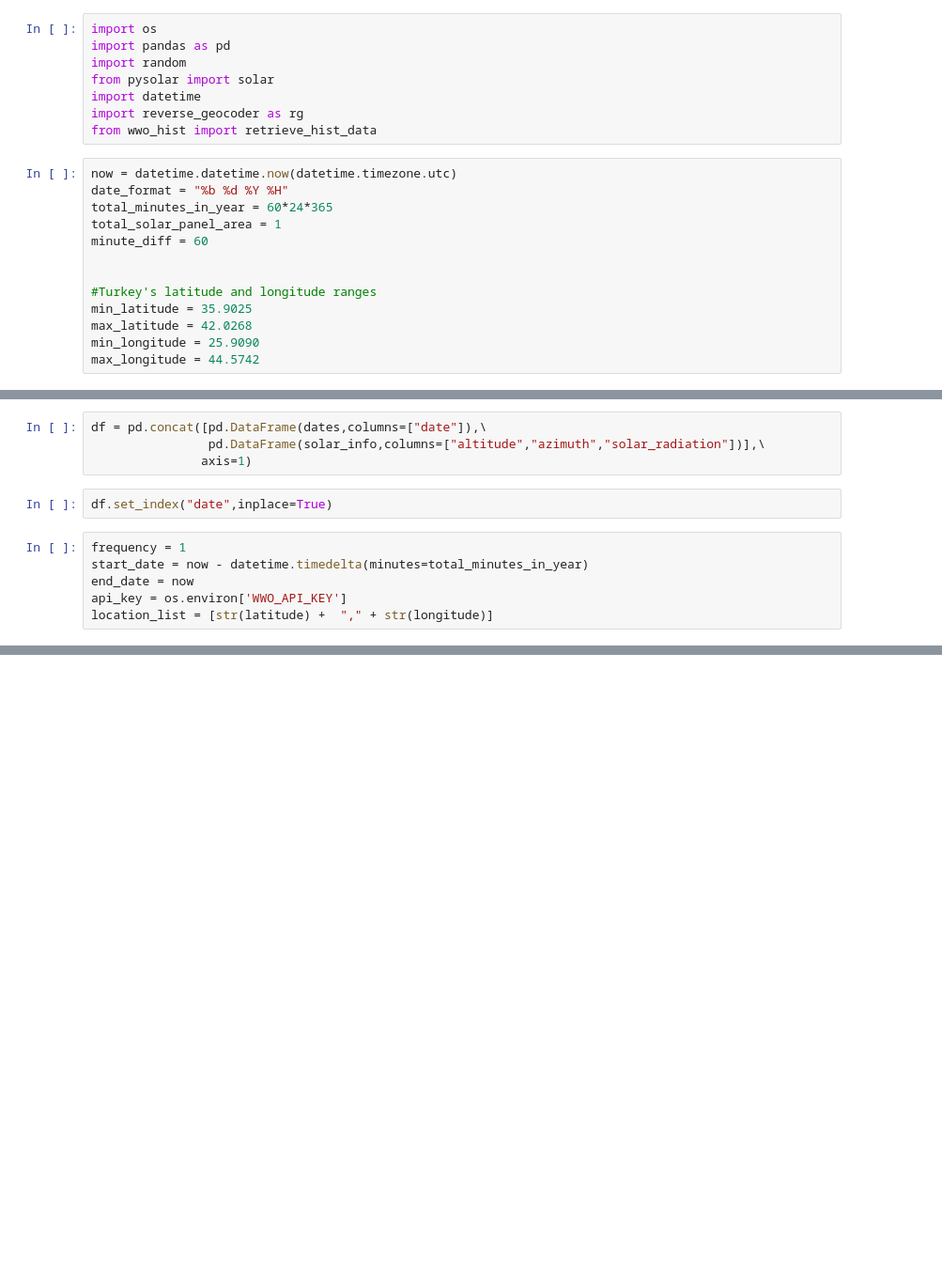
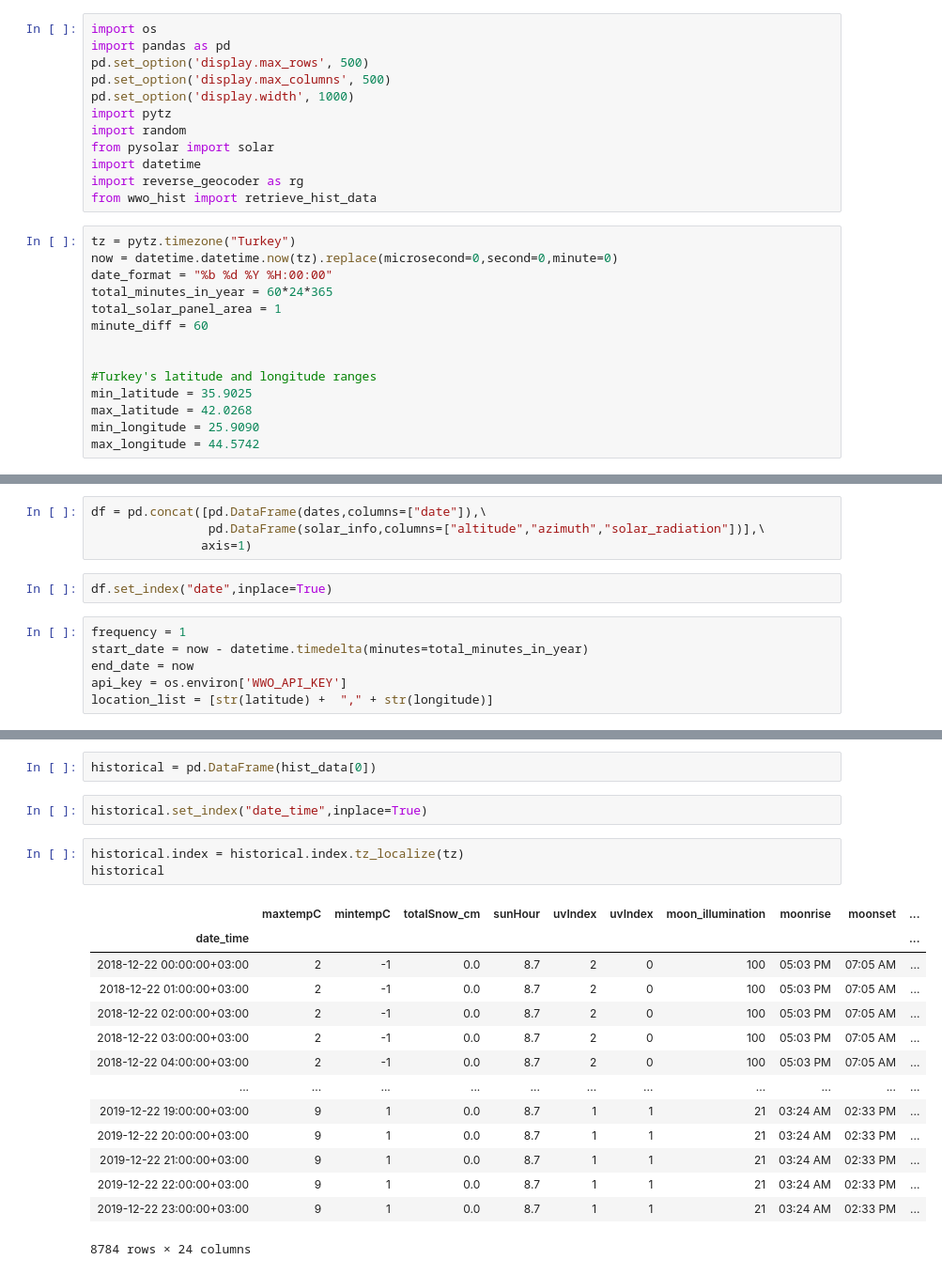
Before and after one commit to egndz/SolarPredictions, a Jupyter notebook: solar_prediction.ipynb, the cells around one changed output, grey strips where cells are left out. Shown: that part at 94% size. Cells and saved outputs as stored; diff of their text form; blank space fills up the shorter version.

Commit message:
made datetime timezone aware

```diff
--- a/solar_prediction.ipynb
+++ b/solar_prediction.ipynb
@@ -1,14 +1,19 @@
 # %%
 import os
 import pandas as pd
+pd.set_option('display.max_rows', 500)
+pd.set_option('display.max_columns', 500)
+pd.set_option('display.width', 1000)
+import pytz
 import random
 from pysolar import solar
 import datetime
 import reverse_geocoder as rg
 from wwo_hist import retrieve_hist_data
 # %%
-now = datetime.datetime.now(datetime.timezone.utc)
-date_format = "%b %d %Y %H"
+tz = pytz.timezone("Turkey")
+now = datetime.datetime.now(tz).replace(microsecond=0,second=0,minute=0)
+date_format = "%b %d %Y %H:00:00"
 total_minutes_in_year = 60*24*365
 total_solar_panel_area = 1
 minute_diff = 60
@@ -118 +102,23 @@ hist_data
+# %%
+historical = pd.DataFrame(hist_data[0])
+# %%
+historical.set_index("date_time",inplace=True)
+# %%
+historical.index = historical.index.tz_localize(tz)
+historical
+# %% [output]
+|  | maxtempC | mintempC | totalSnow_cm | sunHour | uvIndex | uvIndex | moon_illumination | moonrise | moonset | ... |
+| date_time |  |  |  |  |  |  |  |  |  | ... |
+| 2018-12-22 00:00:00+03:00 | 2 | -1 | 0.0 | 8.7 | 2 | 0 | 100 | 05:03 PM | 07:05 AM | ... |
+| 2018-12-22 01:00:00+03:00 | 2 | -1 | 0.0 | 8.7 | 2 | 0 | 100 | 05:03 PM | 07:05 AM | ... |
+| 2018-12-22 02:00:00+03:00 | 2 | -1 | 0.0 | 8.7 | 2 | 0 | 100 | 05:03 PM | 07:05 AM | ... |
+| 2018-12-22 03:00:00+03:00 | 2 | -1 | 0.0 | 8.7 | 2 | 0 | 100 | 05:03 PM | 07:05 AM | ... |
+| 2018-12-22 04:00:00+03:00 | 2 | -1 | 0.0 | 8.7 | 2 | 0 | 100 | 05:03 PM | 07:05 AM | ... |
+| ... | ... | ... | ... | ... | ... | ... | ... | ... | ... | ... |
+| 2019-12-22 19:00:00+03:00 | 9 | 1 | 0.0 | 8.7 | 1 | 1 | 21 | 03:24 AM | 02:33 PM | ... |
+| 2019-12-22 20:00:00+03:00 | 9 | 1 | 0.0 | 8.7 | 1 | 1 | 21 | 03:24 AM | 02:33 PM | ... |
+| 2019-12-22 21:00:00+03:00 | 9 | 1 | 0.0 | 8.7 | 1 | 1 | 21 | 03:24 AM | 02:33 PM | ... |
+| 2019-12-22 22:00:00+03:00 | 9 | 1 | 0.0 | 8.7 | 1 | 1 | 21 | 03:24 AM | 02:33 PM | ... |
+| 2019-12-22 23:00:00+03:00 | 9 | 1 | 0.0 | 8.7 | 1 | 1 | 21 | 03:24 AM | 02:33 PM | ... |
+8784 rows × 24 columns
 # %%
```
Also changed, not shown: parts of 7 cells of this notebook.
